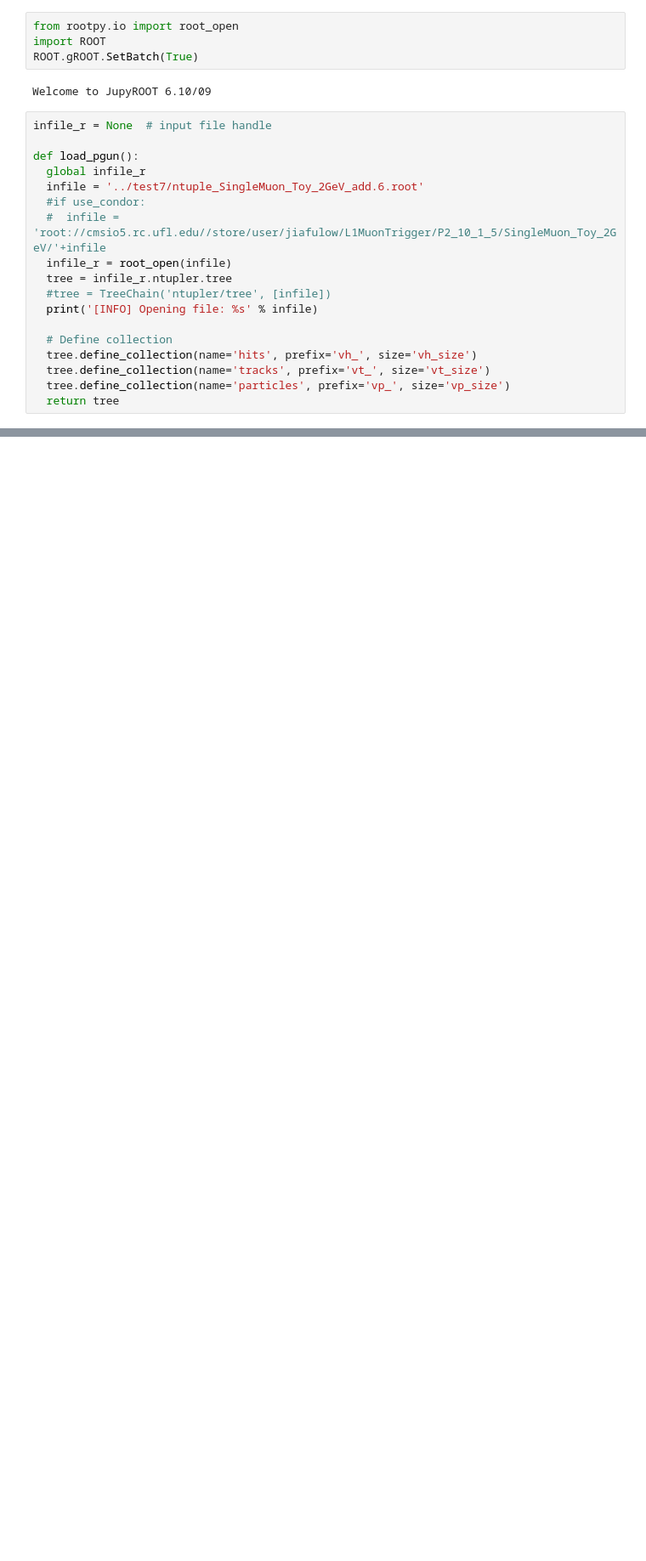
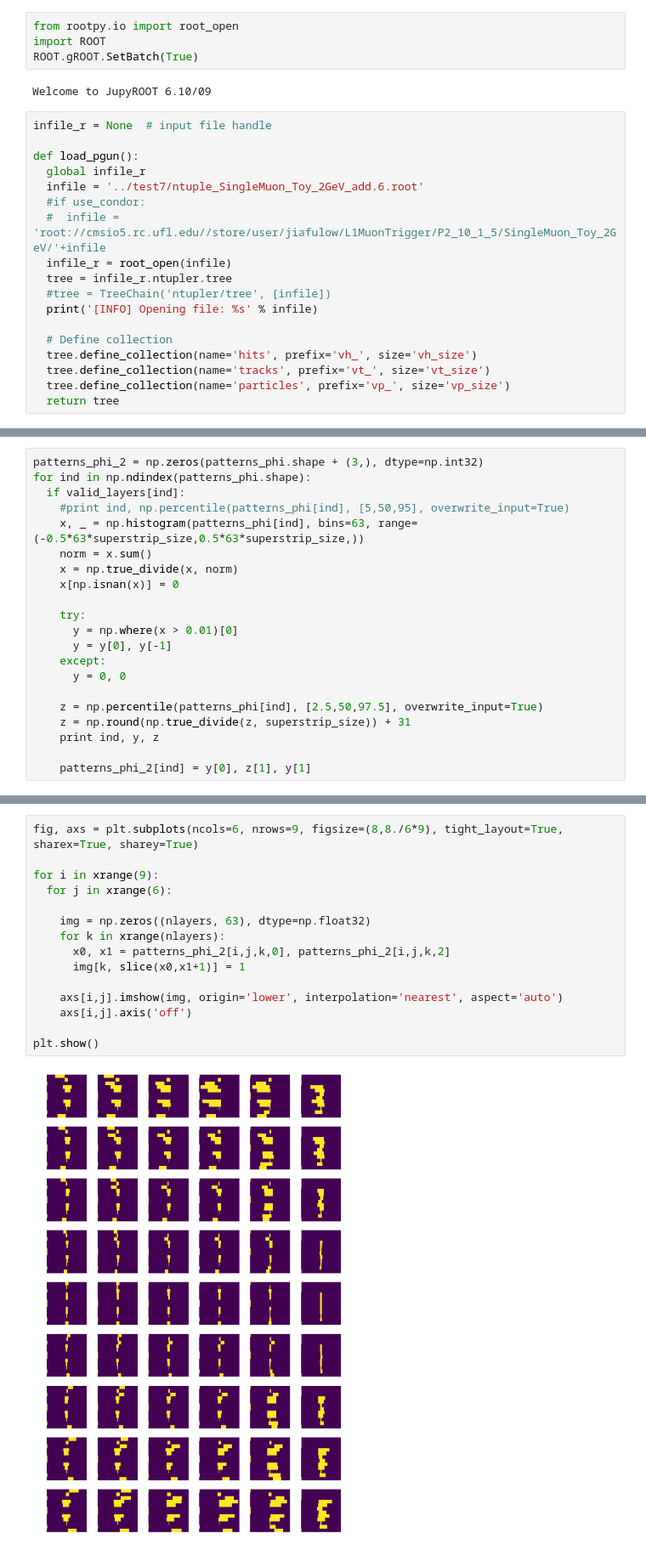
Before and after one commit to srosenzweig09/L1TMuonSimulationsMar2017, a Jupyter notebook: Analyzers/test4/make_patterns.ipynb, the cells around one changed output, grey strips where cells are left out. Shown at 85% size. Drawn from its saved outputs; the diff is of its cells as text; blank space fills up the shorter version.

```diff
--- a/Analyzers/test4/make_patterns.ipynb
+++ b/Analyzers/test4/make_patterns.ipynb
@@ -585,0 +612,21 @@ print X.shape
+# %%
+patterns_phi_2 = np.zeros(patterns_phi.shape + (3,), dtype=np.int32)
+for ind in np.ndindex(patterns_phi.shape):
+  if valid_layers[ind]:
+    #print ind, np.percentile(patterns_phi[ind], [5,50,95], overwrite_input=True)
+    x, _ = np.histogram(patterns_phi[ind], bins=63, range=(-0.5*63*superstrip_size,0.5*63*superstrip_size,))
+    norm = x.sum()
+    x = np.true_divide(x, norm)
+    x[np.isnan(x)] = 0
+
+    try:
+      y = np.where(x > 0.01)[0]
+      y = y[0], y[-1]
+    except:
+      y = 0, 0
+
+    z = np.percentile(patterns_phi[ind], [2.5,50,97.5], overwrite_input=True)
+    z = np.round(np.true_divide(z, superstrip_size)) + 31
+    print ind, y, z
+
+    patterns_phi_2[ind] = y[0], z[1], y[1]
@@ -585,0 +651,17 @@ print X.shape
+# %%
+fig, axs = plt.subplots(ncols=6, nrows=9, figsize=(8,8./6*9), tight_layout=True, sharex=True, sharey=True)
+
+for i in xrange(9):
+  for j in xrange(6):
+
+    img = np.zeros((nlayers, 63), dtype=np.float32)
+    for k in xrange(nlayers):
+      x0, x1 = patterns_phi_2[i,j,k,0], patterns_phi_2[i,j,k,2]
+      img[k, slice(x0,x1+1)] = 1
+
+    axs[i,j].imshow(img, origin='lower', interpolation='nearest', aspect='auto')
+    axs[i,j].axis('off')
+
+plt.show()
+# %% [output]
+[figure, added]
```
Also changed, not shown: parts of 31 cells of this notebook.
